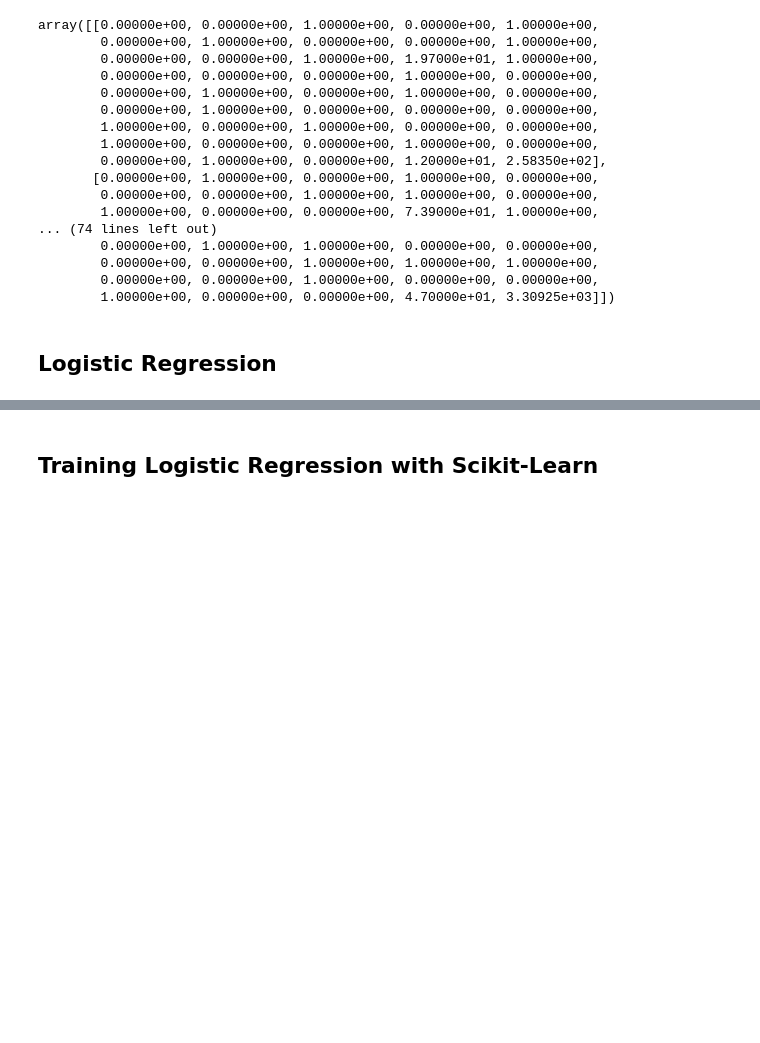
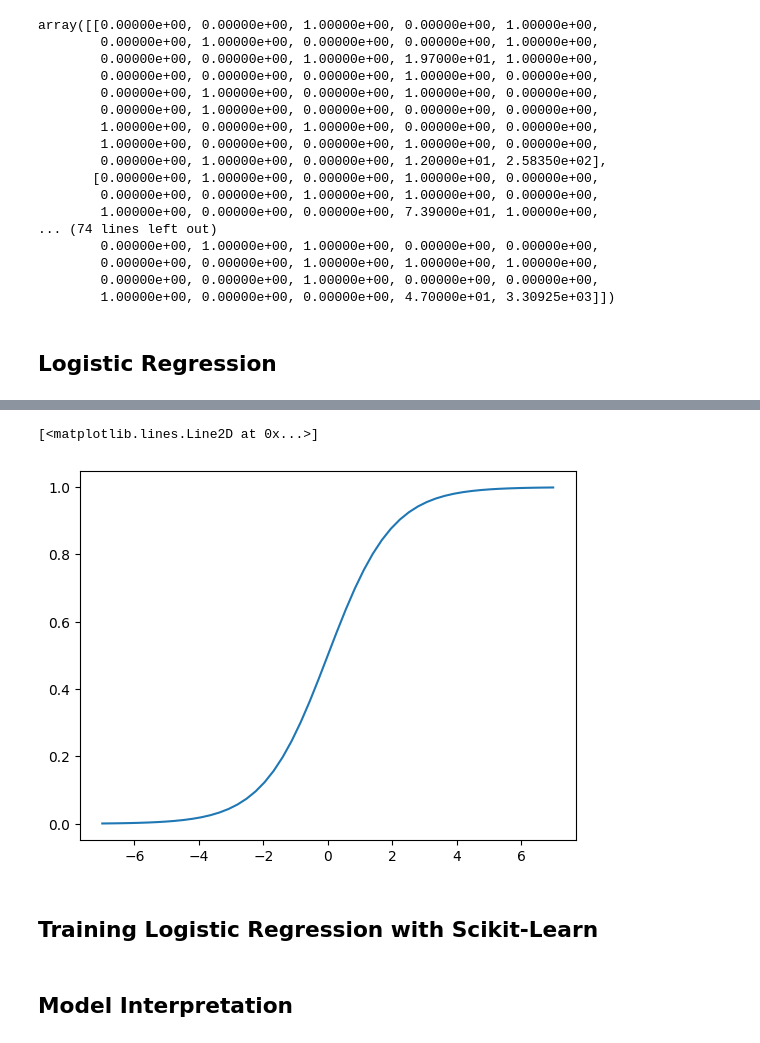
Before and after one commit to h-sutiwas/machine-learning-journey, a Jupyter notebook: 03-classification/Lesson_3.ipynb, the cells around one changed output, grey strips where cells are left out. Cells and saved outputs as stored; diff of their text form; code cells hidden in the pictures; blank space fills up the shorter version.

Commit message:
Manually create the Logistic Regression function with sigmoid function for score to probability calculation

```diff
--- a/03-classification/Lesson_3.ipynb
+++ b/03-classification/Lesson_3.ipynb
@@ -527,3 +527,8 @@ val_dicts = df_val[list(categorical) + numerical].to_dict(orient='records')
 X_val = dv.transform(val_dicts)
 # %% [markdown]
 ## **Logistic Regression**
+# %%
+def sigmoid(z):
+    return 1 / (1 + np.exp(-z))
+# %%
+z = np.linspace(-7, 7, 51)
@@ -529,0 +551,5 @@ X_val = dv.transform(val_dicts)
+# %%
+plt.plot(z, sigmoid(z))
+# %% [output]
+[<matplotlib.lines.Line2D at 0x...>]
+[figure, added]
@@ -531,0 +577,2 @@ X_val = dv.transform(val_dicts)
+# %% [markdown]
+## **Model Interpretation**
```
Also changed, not shown: parts of 5 cells of this notebook.
